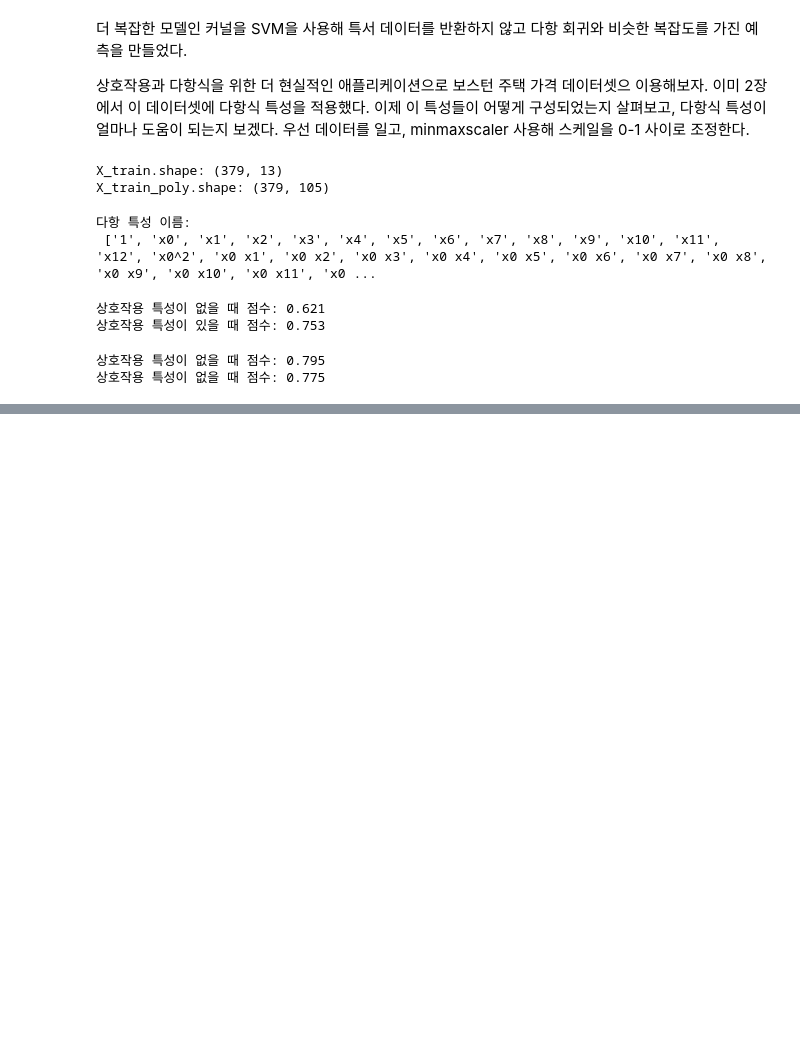
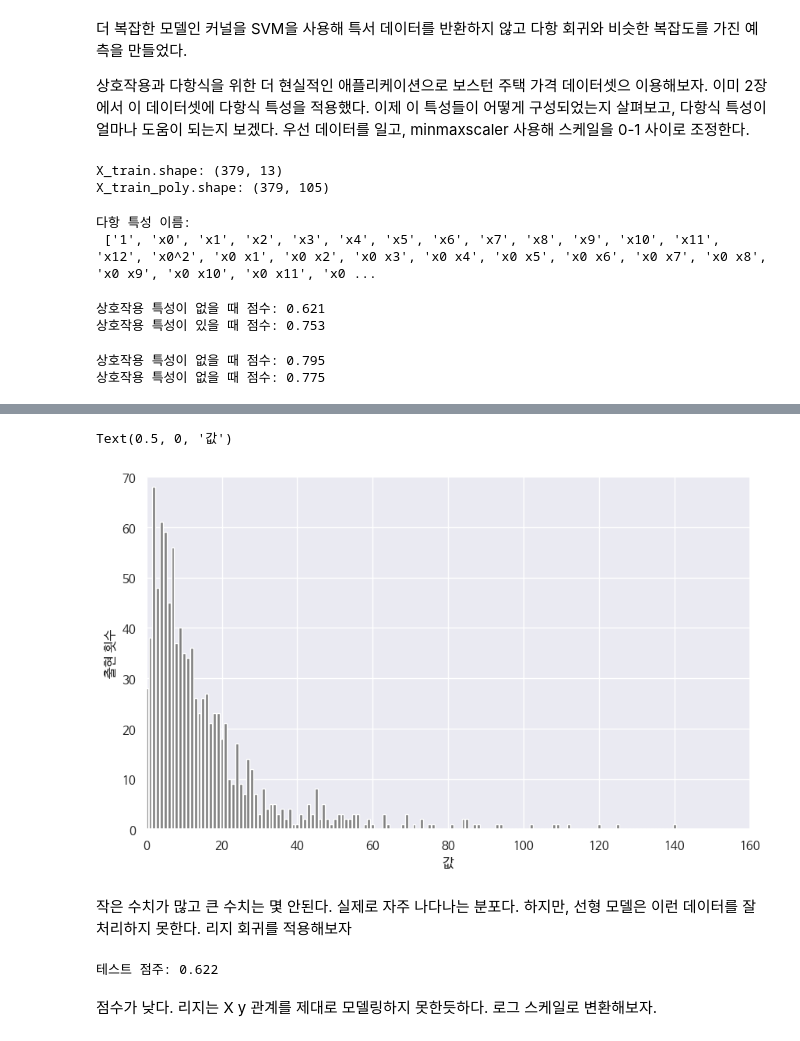
Before and after one commit to 201ssc/python_test1, a Jupyter notebook: 4_데이터_특성공학.ipynb, the cells around one changed output, grey strips where cells are left out. Cells and saved outputs as stored; diff of their text form; code cells hidden in the pictures; blank space fills up the shorter version.

```diff
--- a/4_데이터_특성공학.ipynb
+++ b/4_데이터_특성공학.ipynb
@@ -524,0 +534,10 @@ print("상호작용 특성이 없을 때 점수: {:.3f}".format(rf.score(X_test_
+# %%
+import numpy as np
+
+rnd = np.random.RandomState(0)
+X_org = rnd.normal(size=(1000, 3))
+w = rnd.normal(size=3)
+
+X = rnd.poisson(10 * np.exp(X_org))
+y = np.dot(X_org, w)
+print(X[:10, 0])
@@ -524,0 +556,23 @@ print("상호작용 특성이 없을 때 점수: {:.3f}".format(rf.score(X_test_
+# %%
+plt.xlim(0, 160)
+plt.ylim(0, 70)
+bins = np.bincount(X[:,0])
+plt.bar(range(len(bins)), bins, color='grey')
+plt.ylabel("출현 횟수")
+plt.xlabel("값")
+# %% [output]
+Text(0.5, 0, '값')
+[figure, added]
+# %% [markdown]
+작은 수치가 많고 큰 수치는 몇 안된다. 실제로 자주 나다나는 분포다. 하지만, 선형 모델은 이런 데이터를 잘 처리하지 못한다.
+리지 회귀를 적용해보자
+# %%
+from sklearn.linear_model import Ridge
+X_train, X_test, y_train, y_test = train_test_split(X, y, random_state=0)
+score = Ridge().fit(X_train, y_train).score(X_test, y_test)
+print("테스트 점주: {:.3f}".format(score))
+# %% [output]
+테스트 점주: 0.622
+# %% [markdown]
+점수가 낮다. 리지는 X  y 관계를 제대로 모델링하지 못한듯하다.
+로그 스케일로 변환해보자.
```
Also changed, not shown: parts of 25 cells of this notebook.
